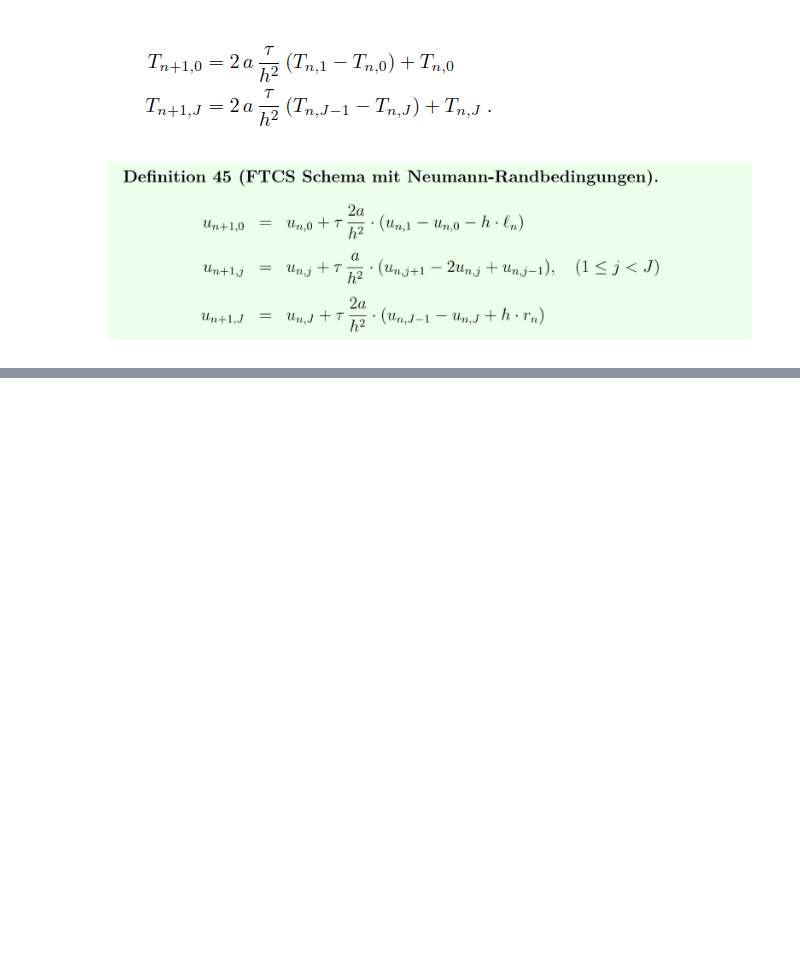
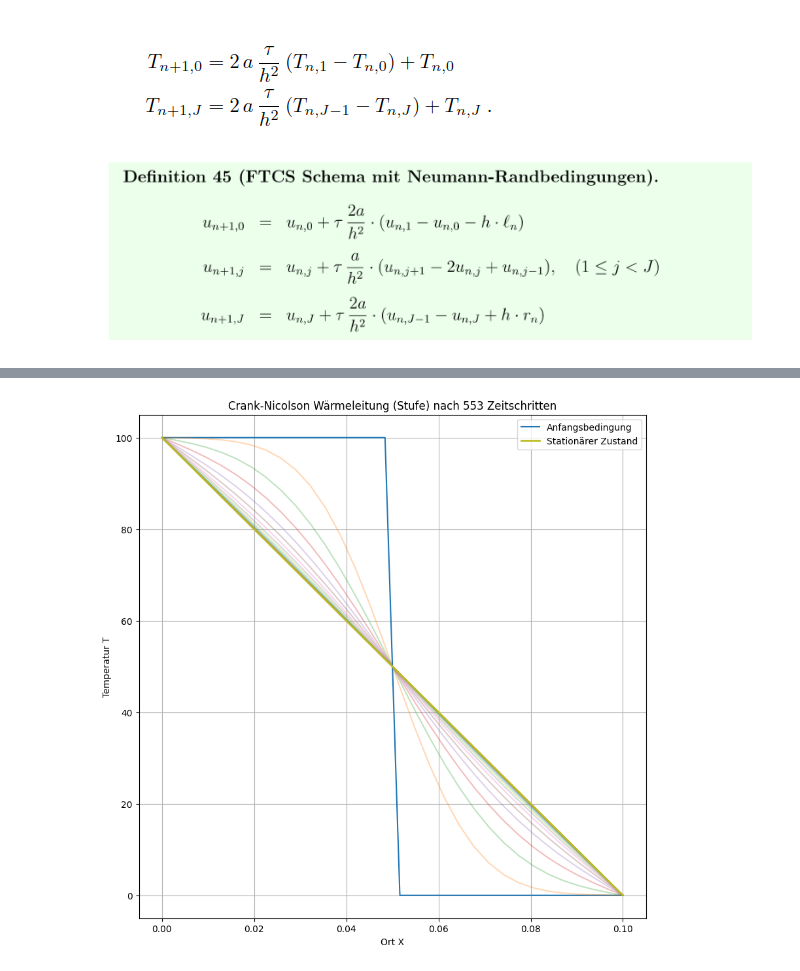
Before and after one commit to BieriCyril/ZHAW_STt_NUM1, a Jupyter notebook: NUM1_Praktikum_W13.ipynb, the cells around one changed output, grey strips where cells are left out. Drawn from its saved outputs; the diff is of its cells as text; code cells hidden in the pictures; blank space fills up the shorter version.

Commit message:
aufgabe 2 done

```diff
--- a/NUM1_Praktikum_W13.ipynb
+++ b/NUM1_Praktikum_W13.ipynb
@@ -219,0 +234,99 @@ plt.show()
+# %%
+#%% Parameter
+a = 3.8 * 10**-6           # Temperaturleitfähigkeit aus aufgabenstellung
+
+L = 0.1           # Länge des x-Intervalls
+J = 31          # Anzahl Unterteilungen in x-Richtung
+
+tol = 10**-5
+schritte = 0
+
+# Diskretisierung
+h   = L / (J-1)           # räumliche Diskretisierung ("Ortsschritt")
+
+
+s = 0.49
+tau = s * h**2 / a # Zeitschritt (Stabilitätsgrenze ist h**2 / a / 2)
+
+
+t= 0 # zeit gebraucht
+change = 100 ## genug hoch
+
+X = np.linspace(0, L, J + 1)
+T = np.zeros((2, J + 1))
+
+T[0, 0]  = 100.0    # Randbedingung links
+T[0, -1] = 0.0     # Randbedingung rechts
+
+# --- NEUE ANFANGSBEDINGUNG ---
+# Bestimmen, wo die Mitte des Arrays ist
+mitte = len(X) // 2
+
+# Erste Hälfte auf 100 setzen
+T[0, :mitte] = 100.0
+
+# Zweite Hälfte auf 0 setzen
+T[0, mitte:] = 0.0
+# ------------------------------
+
+##Crank-Nicolson aus beispiel
+
+#%% Crank-Nicolson
+alpha = a / (2 * h**2)
+beta = 1/tau + a / h**2
+gamma = 1/tau - a / h**2
+
+# Matrix für solve_banded vorbereiten (Größe 3 x J)
+# Zeile 0: obere Nebendiagonale (erstes Element ist Dummy)
+# Zeile 1: Hauptdiagonale
+# Zeile 2: untere Nebendiagonale (letztes Element ist Dummy)
+
+ab = np.array([-alpha * np.ones(J-1), beta * np.ones(J-1), -alpha * np.ones(J-1)])
+
+
+plt.figure(1,[10,10])
+plt.plot(X, T[0], label = "Anfangsbedingung")
+plt.grid(True)
+s = tau * a / h**2
+
+
+while change > tol:
+
+# 1. Rechte Seite 'b' für die inneren Punkte aus dem alten Zeitschritt T[0] berechnen
+    # T[0, :-2] entspricht i-1, T[0, 2:] entspricht i+1, T[0, 1:-1] entspricht i
+    b = alpha * (T[0, :-2] + T[0, 2:]) + gamma * T[0, 1:-1]
+
+    # 2. Feste Randbedingungen (Dirichlet) in den Vektor b einarbeiten
+    b[0]  += alpha * 100.0  # Linker Rand (immer 100)
+    b[-1] += alpha * 0.0    # Rechter Rand (immer 0)
+
+    # 3. Das Gleichungssystem lösen und direkt in die neuen inneren Punkte schreiben
+    T[1, 1:-1] = solve_banded((1, 1), ab, b) ## GLEICHUNGSSYSTEM LOESEN!!!
+
+    # 4. Die Randbedingungen im neuen Zeitschritt wieder hart fixieren
+    T[1, 0]  = 100.0
+    T[1, -1] = 0.0
+
+    # 5. Maximale Temperaturänderung messen
+    change = np.max(np.abs(T[1] - T[0]))
+
+    # 6. In regelmäßigen Zeitschritten den aktuellen Zustand plotten
+    schritte += 1
+    t_current += tau
+    if schritte % 20 == 0:
+        plt.plot(X, T[1], alpha=0.3)
+
+    # 7. Erst am Ende der Schleife das alte T[0] mit dem neuen T[1] überschreiben
+    T[0, :] = T[1, :]
+
+# Finalen stationären Zustand einzeichnen
+plt.plot(X, T[1], label="Stationärer Zustand", linewidth=2)
+plt.title(f"Crank-Nicolson Wärmeleitung (Stufe) nach {schritte} Zeitschritten")
+plt.xlabel("Ort X")
+plt.ylabel("Temperatur T")
+plt.legend()
+plt.show()
+
+print(f"Simulation stabil beendet nach {schritte} Schritten.")
+# %% [output]
+[figure, added]
```
Also changed, not shown: parts of 4 cells of this notebook, 1 other file.
